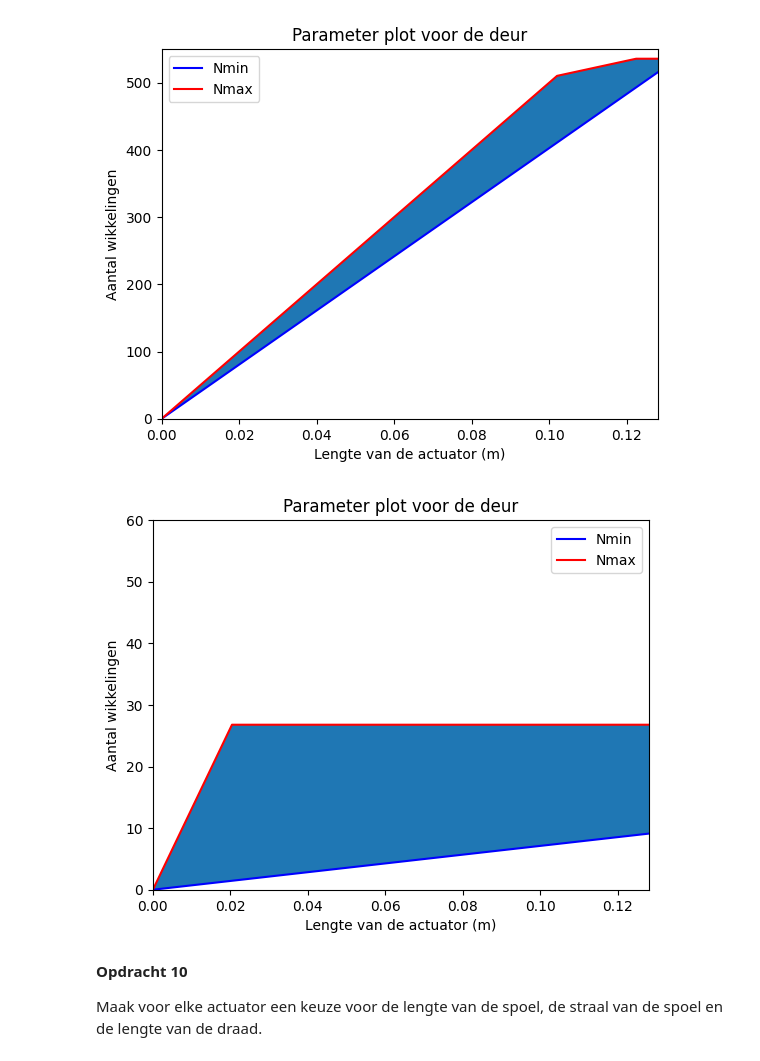
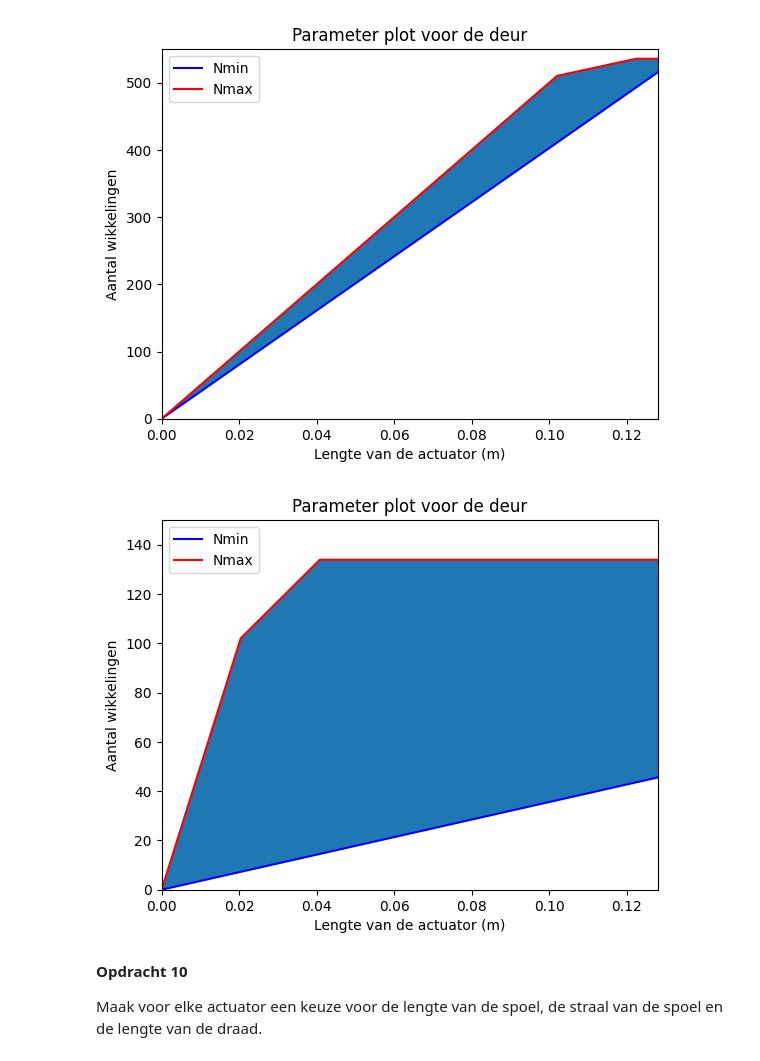
Before and after one commit to meesvanzeeland-ops/opdrachten-DEF-D, a Jupyter notebook: DigitaleOntwerpopdrachten/2KrachtactuatorOpdracht/Archive/KrachtactuatorOpdracht.ipynb, the cells around one changed output. Cells and saved outputs as stored; diff of their text form; code cells hidden in the pictures.

```diff
--- a/DigitaleOntwerpopdrachten/2KrachtactuatorOpdracht/Archive/KrachtactuatorOpdracht.ipynb
+++ b/DigitaleOntwerpopdrachten/2KrachtactuatorOpdracht/Archive/KrachtactuatorOpdracht.ipynb
@@ -231,24 +231,24 @@ plt.show()
 [figure]
 # %%
 #lopende band schuiver parameter plot
-straal_schuiver = 0.2
+straal_schuiver = 0.04
 I_schuiver = 0.5
 F_schuiver = 5
 
 N_min_schuiver = Nmin(L_s, straal_schuiver, I_schuiver, F_schuiver)
 N_max_schuiver = Nmax(L_s, L_max,  straal_draad, straal_schuiver)
 plt.fill_between(L_s,N_min_schuiver,N_max_schuiver) # De ruimte tussen de eisen vullen
 plt.plot(L_s,N_min_schuiver, color='b', label='Nmin')
 plt.plot(L_s,N_max_schuiver, color='r', label='Nmax')
 plt.title("Parameter plot voor de deur")
 plt.xlabel("Lengte van de actuator (m)")
 plt.ylabel("Aantal wikkelingen")
 plt.legend()
 plt.xlim(0,0.128)
-plt.ylim(0,60)
+plt.ylim(0,150)
 plt.show()
 # %% [output]
-[figure, old version]
+[figure, new version]
 # %% [markdown]
 **Opdracht 10**
 
```
Also changed, not shown: parts of 7 cells of this notebook.
